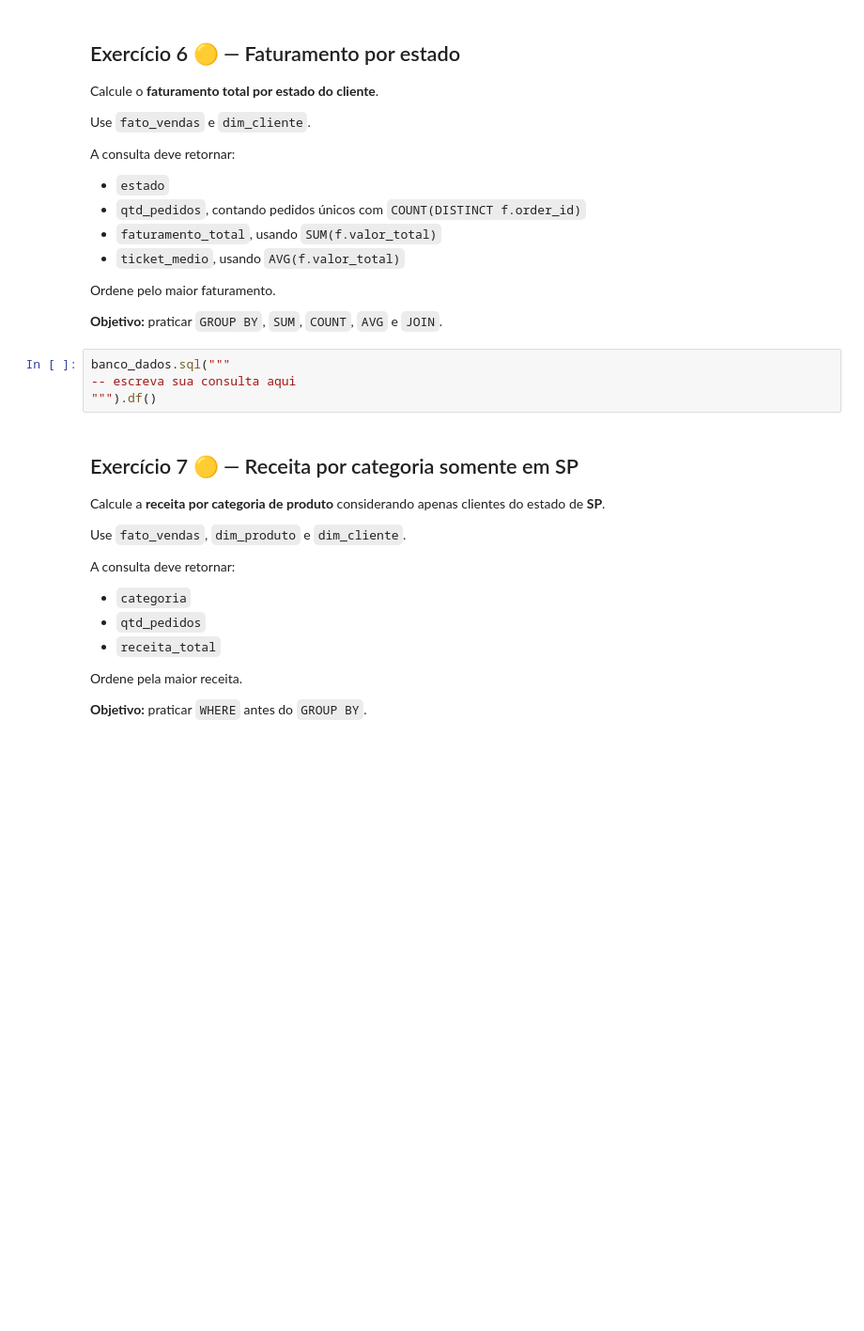
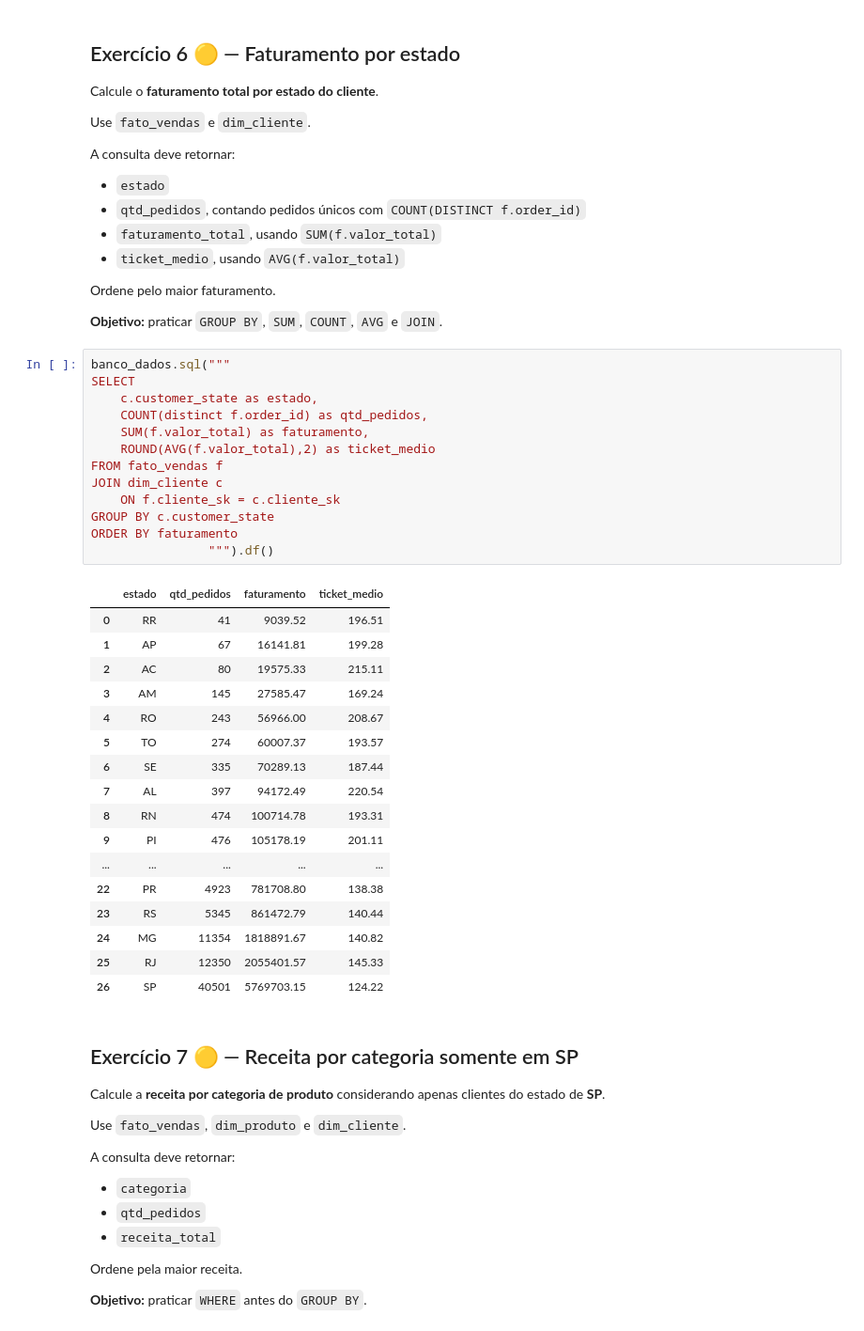
Before and after one commit to VictorHSaints/Semana_9, a Jupyter notebook: Exercício/Semana_9_Lista_Exercicios_SQLBásico.ipynb, the cells around one changed output. Shown at 94% size. Drawn from its saved outputs; the diff is of its cells as text; blank space fills up the shorter version.

```diff
--- a/Exercício/Semana_9_Lista_Exercicios_SQLBásico.ipynb
+++ b/Exercício/Semana_9_Lista_Exercicios_SQLBásico.ipynb
@@ -311,8 +339,35 @@ Ordene pelo maior faturamento.
 **Objetivo:** praticar `GROUP BY`, `SUM`, `COUNT`, `AVG` e `JOIN`.
 # %%
 banco_dados.sql("""
--- escreva sua consulta aqui
-""").df()
+SELECT
+    c.customer_state as estado,
+    COUNT(distinct f.order_id) as qtd_pedidos,
+    SUM(f.valor_total) as faturamento,
+    ROUND(AVG(f.valor_total),2) as ticket_medio
+FROM fato_vendas f
+JOIN dim_cliente c
+    ON f.cliente_sk = c.cliente_sk
+GROUP BY c.customer_state
+ORDER BY faturamento
+                """).df()
+# %% [output]
+|  | estado | qtd_pedidos | faturamento | ticket_medio |
+| 0 | RR | 41 | 9039.52 | 196.51 |
+| 1 | AP | 67 | 16141.81 | 199.28 |
+| 2 | AC | 80 | 19575.33 | 215.11 |
+| 3 | AM | 145 | 27585.47 | 169.24 |
+| 4 | RO | 243 | 56966.00 | 208.67 |
+| 5 | TO | 274 | 60007.37 | 193.57 |
+| 6 | SE | 335 | 70289.13 | 187.44 |
+| 7 | AL | 397 | 94172.49 | 220.54 |
+| 8 | RN | 474 | 100714.78 | 193.31 |
+| 9 | PI | 476 | 105178.19 | 201.11 |
+| ... | ... | ... | ... | ... |
+| 22 | PR | 4923 | 781708.80 | 138.38 |
+| 23 | RS | 5345 | 861472.79 | 140.44 |
+| 24 | MG | 11354 | 1818891.67 | 140.82 |
+| 25 | RJ | 12350 | 2055401.57 | 145.33 |
+| 26 | SP | 40501 | 5769703.15 | 124.22 |
 # %% [markdown]
 ## Exercício 7 🟡 — Receita por categoria somente em SP
 
```
Also changed, not shown: parts of 5 cells of this notebook, 1 other file.
